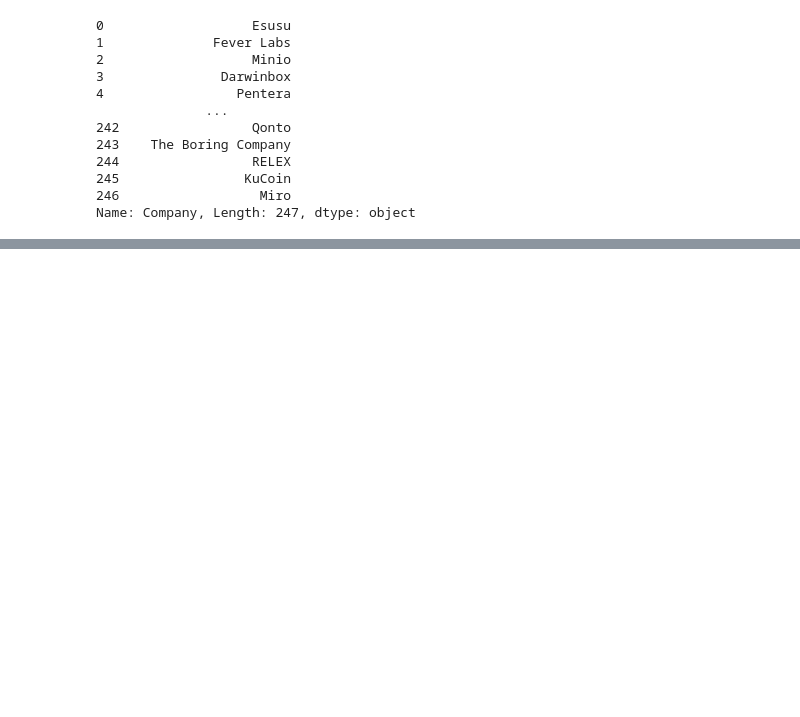
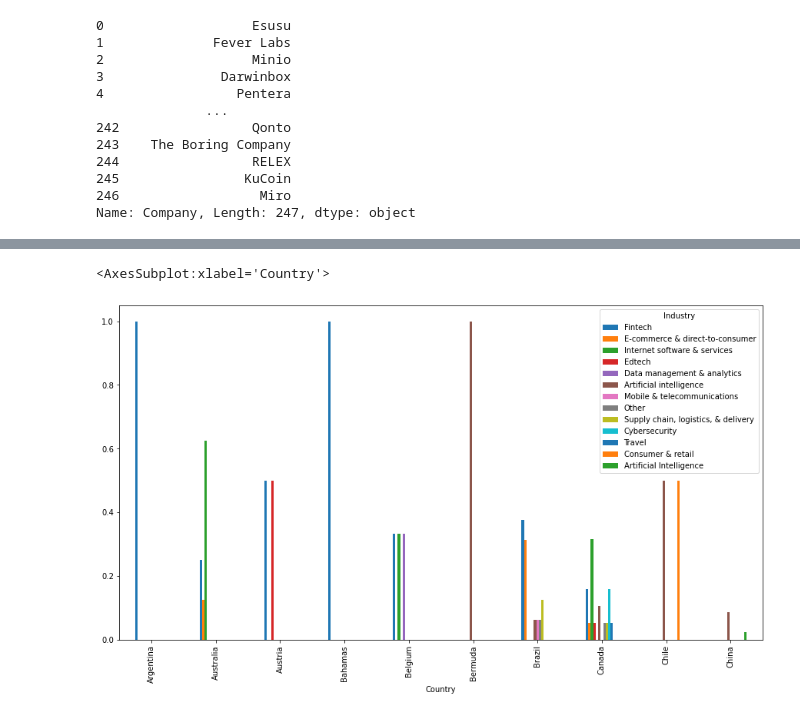
Before and after one commit to amalsalilan/Unicorn-Insights-A-Comprehensive-Data-Analysis-of-Unicorn-Companie, a Jupyter notebook: Notebook.ipynb, the cells around one changed output, grey strips where cells are left out. Saved outputs shown, nothing was run; the diff lists cells and outputs as text; code cells hidden in the pictures; blank space fills up the shorter version.

```diff
--- a/Notebook.ipynb
+++ b/Notebook.ipynb
@@ -80,4 +86,4 @@ Compony_22['Company']
 246                  Miro
 Name: Company, Length: 247, dtype: object
 # %%
-data.loc[data['Last Valuation (Billion $)']>=3]
+data = data.rename(columns={'Last Valuation (Billion $)': 'Valuation'})
@@ -97,0 +92,3 @@ data.loc[data['Last Valuation (Billion $)']>=3]
+# %%
+df_by_country=data.groupby(['Country','Industry'])['Valuation'].count()
+df_by_country
@@ -97,0 +109,3 @@ data.loc[data['Last Valuation (Billion $)']>=3]
+# %%
+df_by_country_n=df_by_country.unstack().sum(axis=1)
+df_by_country_n
@@ -97,0 +130,7 @@ data.loc[data['Last Valuation (Billion $)']>=3]
+# %%
+pct=df_by_country/df_by_country_n
+# %%
+pct.head(30).unstack().plot(kind="bar",figsize=(15,8))
+# %% [output]
+<AxesSubplot:xlabel='Country'>
+[figure, added]
```
Also changed, not shown: parts of 7 cells of this notebook.
